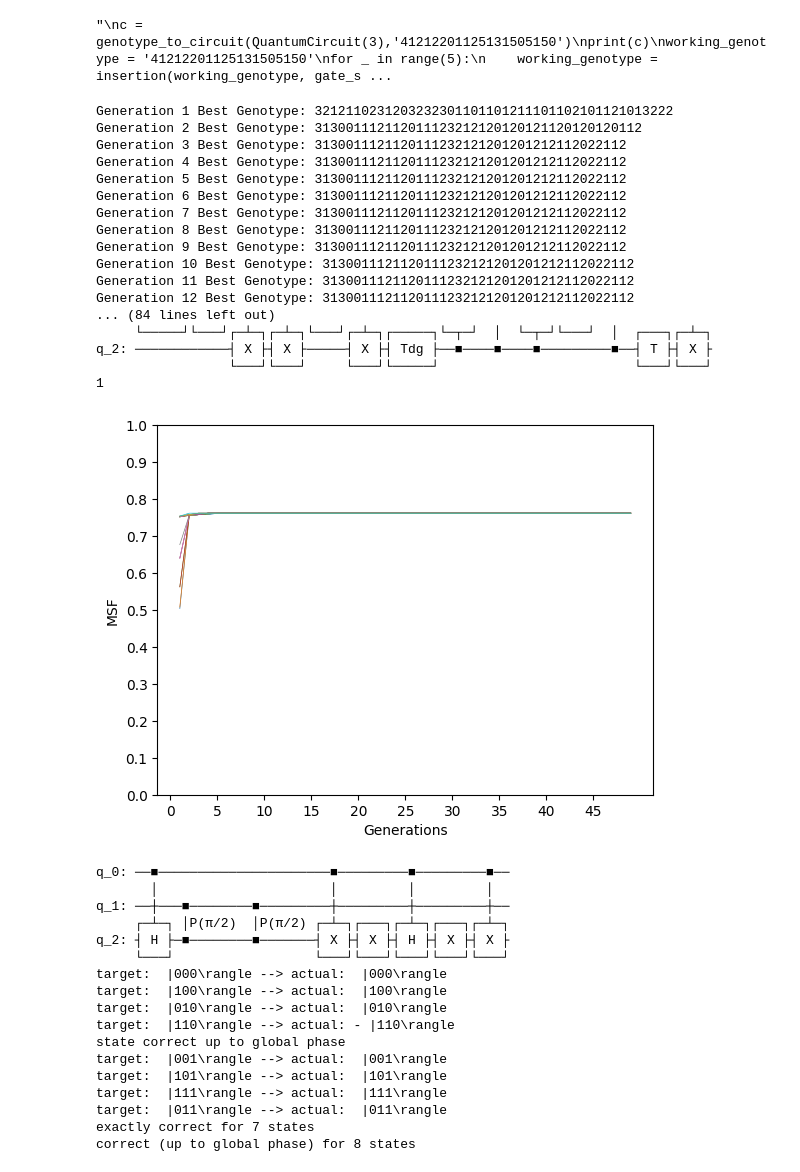
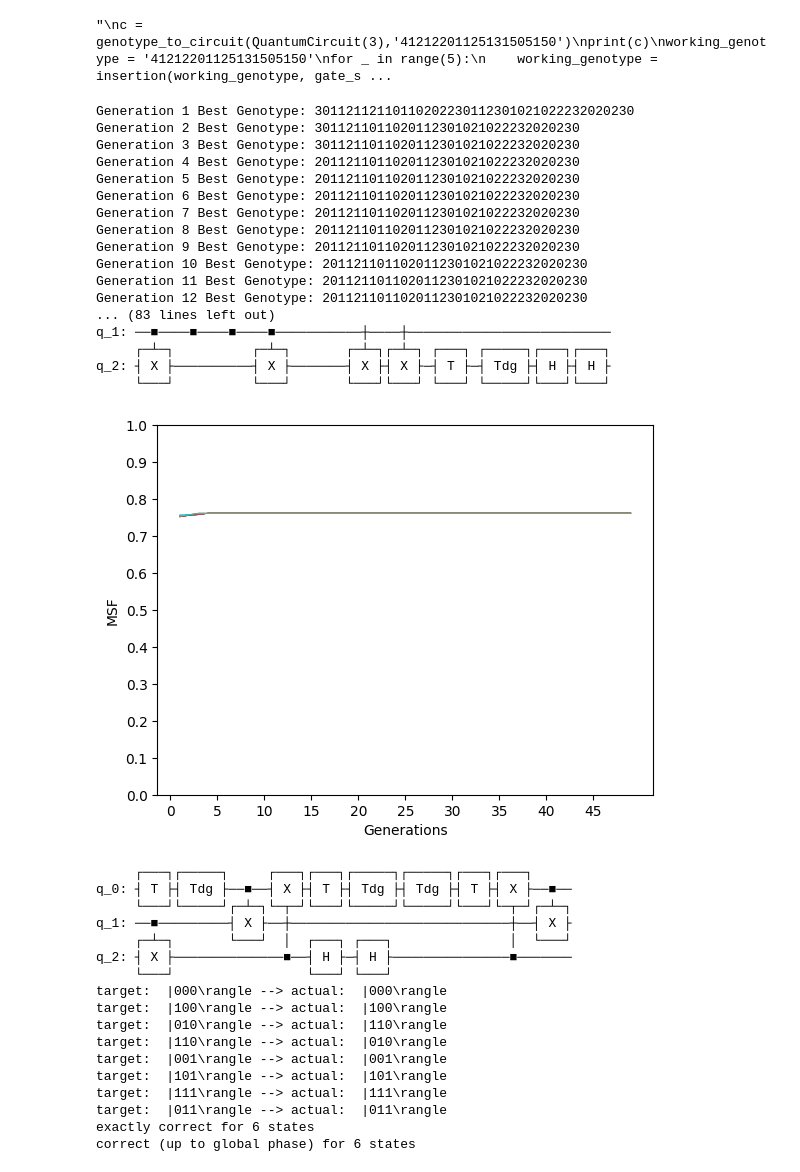
Before and after one commit to tom-newbold/evolving-qubit-circuits, a Jupyter notebook: qiskit_classes_jupyter.ipynb, the cells around one changed output. Cells and saved outputs as stored; diff of their text form; code cells hidden in the pictures.

```diff
--- a/qiskit_classes_jupyter.ipynb
+++ b/qiskit_classes_jupyter.ipynb
@@ -592,52 +591,52 @@ ALL_POSSIBLE_GATES = all_gate_combinations(GLOBAL_GATE_SET_SIMPLE)
 
 population = []
 for _ in range(GENERATION_SIZE):
     g = generate_random_genotype(3, GLOBAL_GATE_SET_SIMPLE, 30, 60)
     c = genotype_to_circuit(QuantumCircuit(3), g, GLOBAL_GATE_SET_SIMPLE)
     m = toffoli_msf(c)
     population.append({'genotype':g, 'circuit':c, 'msf':m})
 population = top_n_by_fitness(population)
 print(f'Generation 1 Best Genotype: {population[0]["genotype"]}')
 
 for i in range(GENERATION_COUNT-1):
     new_population = develop_circuits_uniform([x['genotype'] for x in population], GLOBAL_GATE_SET_SIMPLE)
     population = []
     for g in new_population:
         c = genotype_to_circuit(QuantumCircuit(3), g, GLOBAL_GATE_SET_SIMPLE)
         m = toffoli_msf(c)
         population.append({'genotype':g, 'circuit':c, 'msf':m})
-    population = top_n_by_fitness(population)
+    population = top_n_by_fitness(population, remove_dupe=False)
     print(f'Generation {i+2} Best Genotype: {population[0]["genotype"]}')
     for k in range(SAMPLE_SIZE):
         msf_trace[k].append(population[k]['msf'])
 
 # output
 print(f'Top {SAMPLE_SIZE} genotypes:')
 for i in range(SAMPLE_SIZE):
     print(population[i]['genotype'])
     print(population[i]['msf'])
 print('best circuit:')
 print(population[0]['circuit'])
 plot_list(msf_trace, 'Generations', 'MSF')
 # %% [output]
-Generation 1 Best Genotype: 3212110231203232301101101211101102101121013222
-Generation 2 Best Genotype: 313001112112011123212120120121120120120112
-Generation 3 Best Genotype: 3130011121120111232121201201212112022112
-Generation 4 Best Genotype: 3130011121120111232121201201212112022112
-Generation 5 Best Genotype: 3130011121120111232121201201212112022112
-Generation 6 Best Genotype: 3130011121120111232121201201212112022112
-Generation 7 Best Genotype: 3130011121120111232121201201212112022112
-Generation 8 Best Genotype: 3130011121120111232121201201212112022112
-Generation 9 Best Genotype: 3130011121120111232121201201212112022112
-Generation 10 Best Genotype: 3130011121120111232121201201212112022112
-Generation 11 Best Genotype: 3130011121120111232121201201212112022112
-Generation 12 Best Genotype: 3130011121120111232121201201212112022112
-... (84 lines left out)
-     └─────┘└───┘┌─┴─┐┌─┴─┐└───┘┌─┴─┐┌─────┐└─┬─┘  │  └─┬─┘└───┘  │  ┌───┐┌─┴─┐
-q_2: ────────────┤ X ├┤ X ├─────┤ X ├┤ Tdg ├──■────■────■─────────■──┤ T ├┤ X ├
-                 └───┘└───┘     └───┘└─────┘                         └───┘└───┘
-1
+Generation 1 Best Genotype: 30112112110110202230112301021022232020230
+Generation 2 Best Genotype: 3011211011020112301021022232020230
+Generation 3 Best Genotype: 3011211011020112301021022232020230
+Generation 4 Best Genotype: 2011211011020112301021022232020230
+Generation 5 Best Genotype: 2011211011020112301021022232020230
+Generation 6 Best Genotype: 2011211011020112301021022232020230
+Generation 7 Best Genotype: 2011211011020112301021022232020230
+Generation 8 Best Genotype: 2011211011020112301021022232020230
+Generation 9 Best Genotype: 2011211011020112301021022232020230
+Generation 10 Best Genotype: 2011211011020112301021022232020230
+Generation 11 Best Genotype: 2011211011020112301021022232020230
+Generation 12 Best Genotype: 2011211011020112301021022232020230
+... (83 lines left out)
+q_1: ──■────■────■────■───────────┼────┼──────────────────────────
+     ┌─┴─┐          ┌─┴─┐       ┌─┴─┐┌─┴─┐ ┌───┐ ┌─────┐┌───┐┌───┐
+q_2: ┤ X ├──────────┤ X ├───────┤ X ├┤ X ├─┤ T ├─┤ Tdg ├┤ H ├┤ H ├
+     └───┘          └───┘       └───┘└───┘ └───┘ └─────┘└───┘└───┘
-[figure, old version]
+[figure, new version]
 # %%
 circuit = population[0]['circuit']
 #circuit = genotype_to_circuit(QuantumCircuit(3),'317121210312101060221260221012701721')
@@ -668,20 +667,20 @@ print(f"exactly correct for {8-differences['global']-differences['local']} state
 if differences['global']+differences['local'] != 0:
     print(f"correct (up to global phase) for {8-differences['local']} states")
 # %% [output]
-q_0: ──■──────────────────────■─────────■─────────■──
-       │                      │         │         │
-q_1: ──┼───■────────■─────────┼─────────┼─────────┼──
-     ┌─┴─┐ │P(π/2)  │P(π/2) ┌─┴─┐┌───┐┌─┴─┐┌───┐┌─┴─┐
-q_2: ┤ H ├─■────────■───────┤ X ├┤ X ├┤ H ├┤ X ├┤ X ├
-     └───┘                  └───┘└───┘└───┘└───┘└───┘
+     ┌───┐┌─────┐     ┌───┐┌───┐┌─────┐┌─────┐┌───┐┌───┐
+q_0: ┤ T ├┤ Tdg ├──■──┤ X ├┤ T ├┤ Tdg ├┤ Tdg ├┤ T ├┤ X ├──■──
+     └───┘└─────┘┌─┴─┐└─┬─┘└───┘└─────┘└─────┘└───┘└─┬─┘┌─┴─┐
+q_1: ──■─────────┤ X ├──┼────────────────────────────┼──┤ X ├
+     ┌─┴─┐       └───┘  │  ┌───┐ ┌───┐               │  └───┘
+q_2: ┤ X ├──────────────■──┤ H ├─┤ H ├───────────────■───────
+     └───┘                 └───┘ └───┘
 target:  |000\rangle --> actual:  |000\rangle
 target:  |100\rangle --> actual:  |100\rangle
-target:  |010\rangle --> actual:  |010\rangle
-target:  |110\rangle --> actual: - |110\rangle
-state correct up to global phase
+target:  |010\rangle --> actual:  |110\rangle
+target:  |110\rangle --> actual:  |010\rangle
 target:  |001\rangle --> actual:  |001\rangle
 target:  |101\rangle --> actual:  |101\rangle
 target:  |111\rangle --> actual:  |111\rangle
 target:  |011\rangle --> actual:  |011\rangle
-exactly correct for 7 states
-correct (up to global phase) for 8 states
+exactly correct for 6 states
+correct (up to global phase) for 6 states
```
Also changed, not shown: parts of 1 cell of this notebook, 1 other file.
